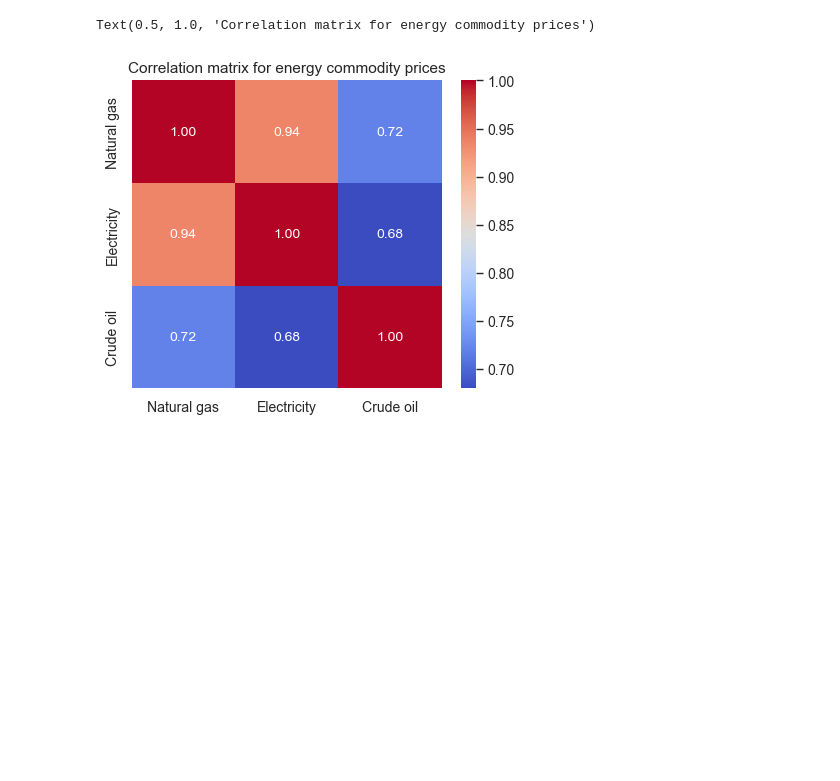
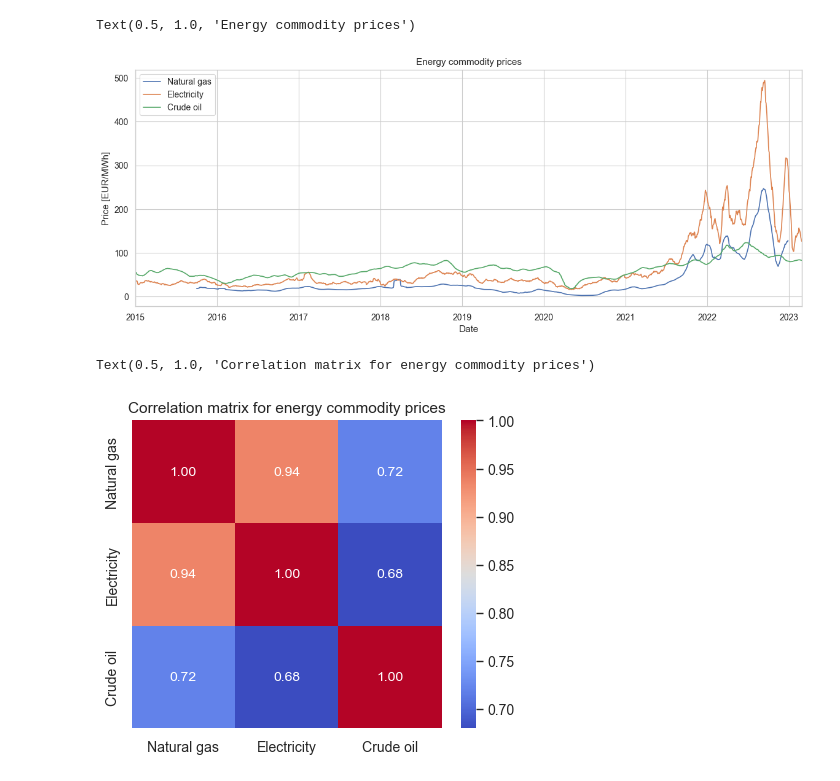
Before and after one commit to f-linus/natural_gas_consumption_modelling, a Jupyter notebook: notebooks/data_analysis/006 Correlation of energy commodity prices.ipynb, the cells around one changed output. Cells and saved outputs as stored; diff of their text form; code cells hidden in the pictures; blank space fills up the shorter version.

```diff
--- a/notebooks/data_analysis/006 Correlation of energy commodity prices.ipynb
+++ b/notebooks/data_analysis/006 Correlation of energy commodity prices.ipynb
@@ -25,6 +25,16 @@ price_comparison = pd.concat(
     axis=1,
     keys=["Natural gas", "Electricity", "Crude oil"],
 )
+# %%
+fig, ax = plt.subplots(figsize=(14, 5))
+
+price_comparison.rolling(window='30d').mean().plot(ax=ax)
+
+ax.set_ylabel("Price [EUR/MWh]")
+ax.set_title("Energy commodity prices")
+# %% [output]
+Text(0.5, 1.0, 'Energy commodity prices')
+[figure, added]
 # %%
 fig, ax = plt.subplots(figsize=(5, 4))
 
```
Also changed, not shown: 1 other file.
